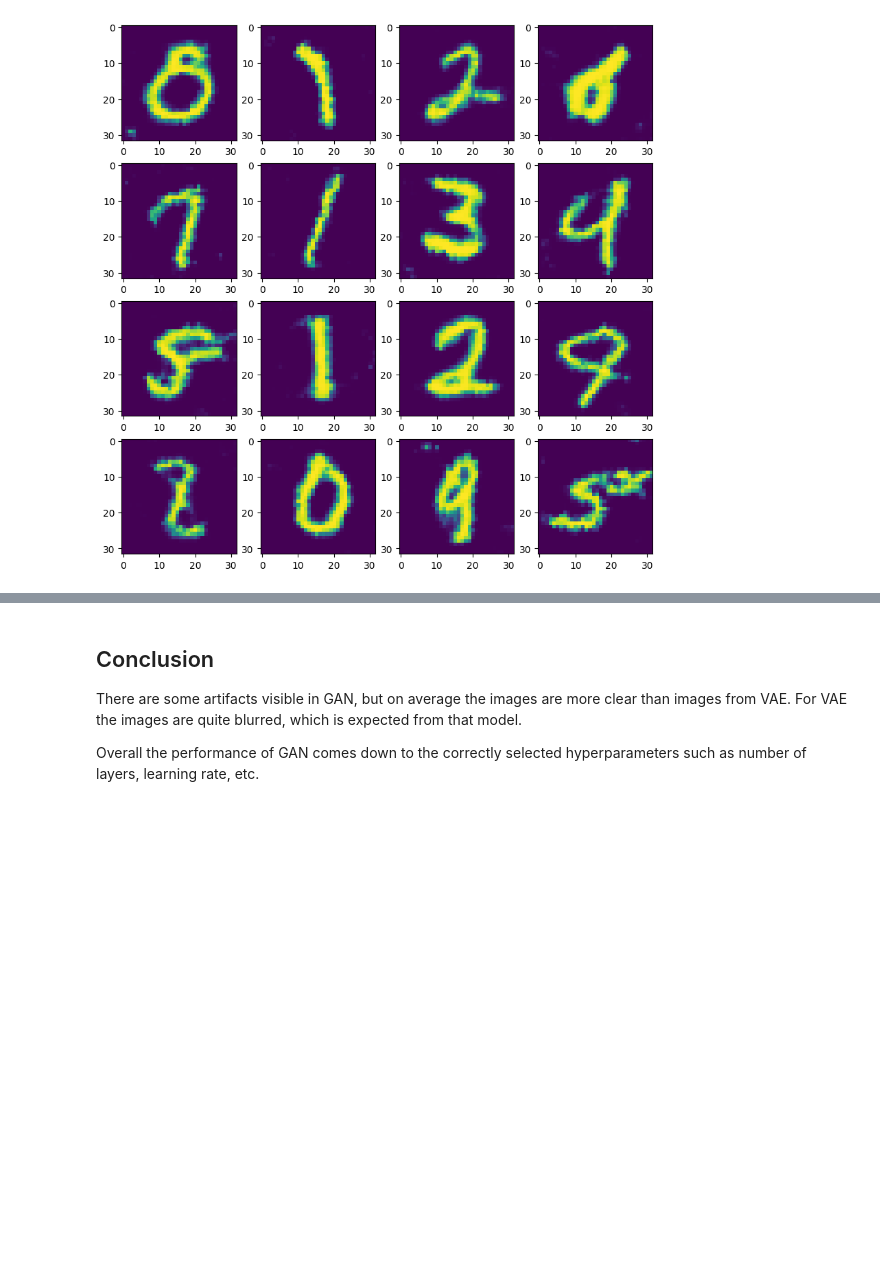
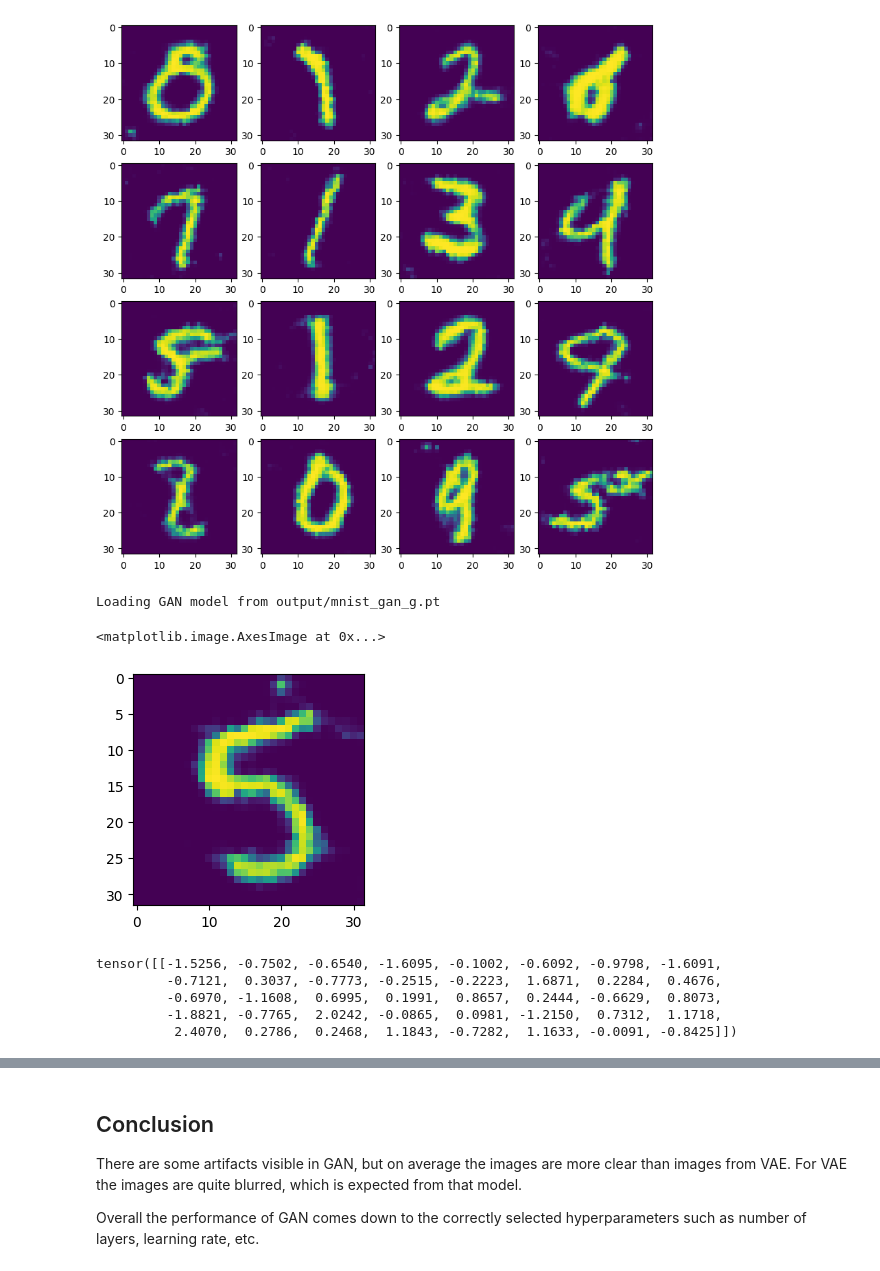
Before and after one commit to vildhet/id-gan, a Jupyter notebook: train_mnist.ipynb, the cells around one changed output, grey strips where cells are left out. Drawn from its saved outputs; the diff is of its cells as text; code cells hidden in the pictures; blank space fills up the shorter version.

```diff
--- a/train_mnist.ipynb
+++ b/train_mnist.ipynb
@@ -57,3 +57,25 @@ plt.show()
 # %% [output]
 Loading GAN model from output/mnist_gan_g.pt
 [figure]
+# %%
+gan = id_gan.load_gan("mnist")
+
+with torch.no_grad():
+    torch.manual_seed(1)
+    z = torch.randn(1, 40)
+    images = gan(z).cpu().numpy()
+
+plt.figure(figsize=(3, 3))
+plt.imshow(images[0, 0])
+# %% [output]
+Loading GAN model from output/mnist_gan_g.pt
+<matplotlib.image.AxesImage at 0x...>
+[figure, added]
+# %%
+z
+# %% [output]
+tensor([[-1.5256, -0.7502, -0.6540, -1.6095, -0.1002, -0.6092, -0.9798, -1.6091,
+         -0.7121,  0.3037, -0.7773, -0.2515, -0.2223,  1.6871,  0.2284,  0.4676,
+         -0.6970, -1.1608,  0.6995,  0.1991,  0.8657,  0.2444, -0.6629,  0.8073,
+         -1.8821, -0.7765,  2.0242, -0.0865,  0.0981, -1.2150,  0.7312,  1.1718,
+          2.4070,  0.2786,  0.2468,  1.1843, -0.7282,  1.1633, -0.0091, -0.8425]])
```
Also changed, not shown: parts of 3 cells of this notebook, 2 other files.
